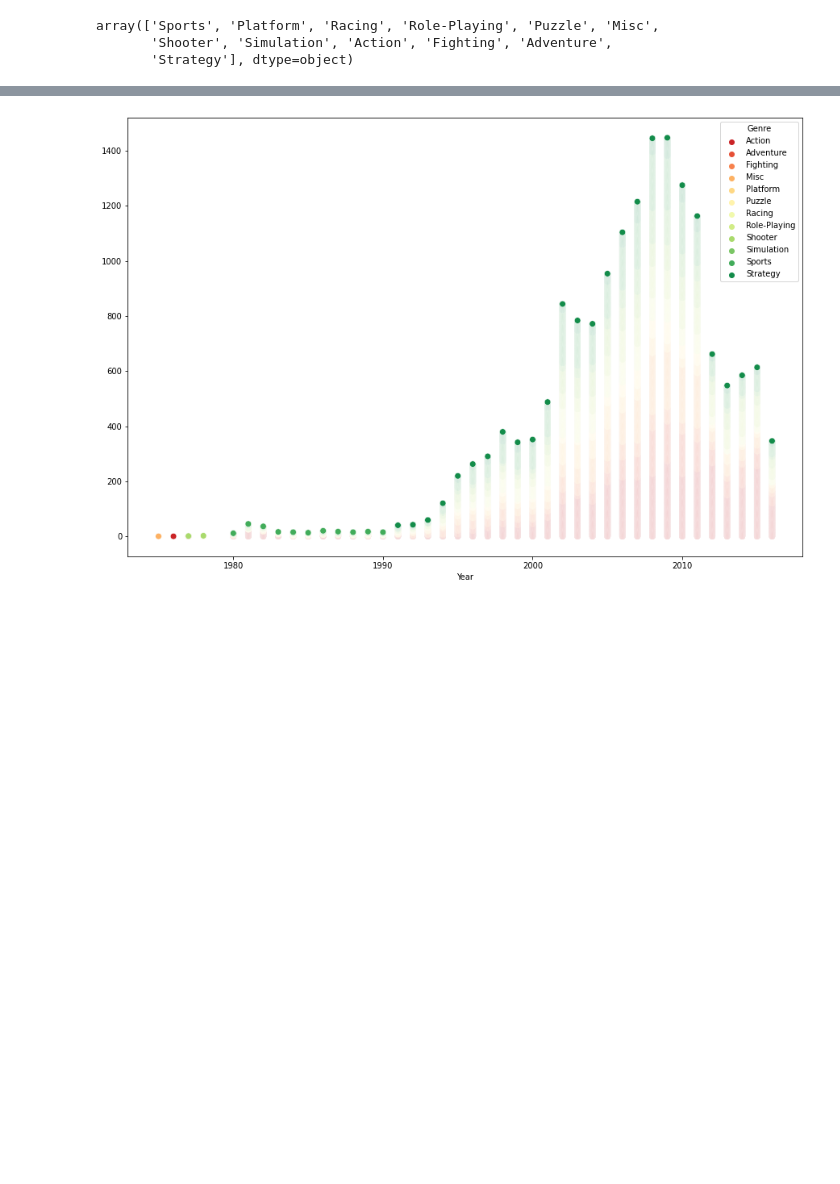
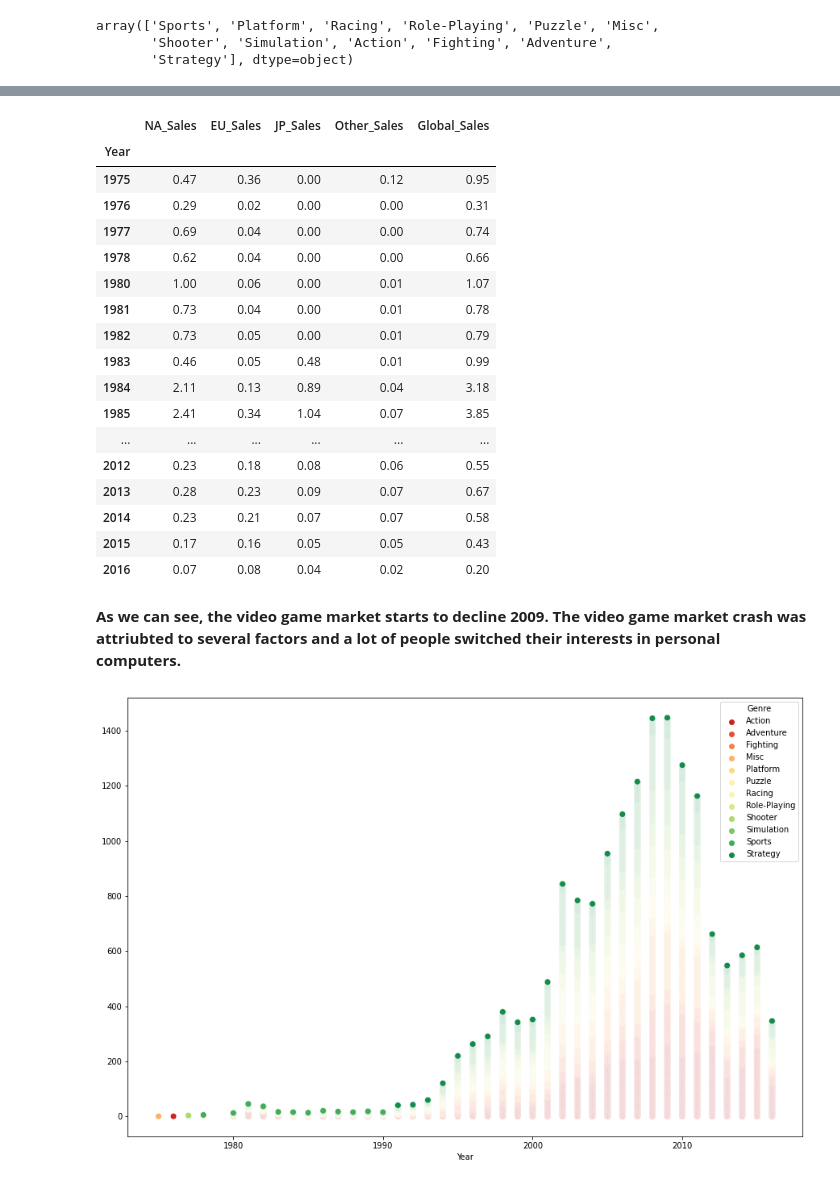
Before and after one commit to RandytheReindeer/Video_Game_Sales, a Jupyter notebook: Video Game Sales.ipynb, the cells around one changed output, grey strips where cells are left out. Saved outputs shown, nothing was run; the diff lists cells and outputs as text; code cells hidden in the pictures; blank space fills up the shorter version.

```diff
--- a/Video Game Sales.ipynb
+++ b/Video Game Sales.ipynb
@@ -704,3 +716,28 @@ for index, year in enumerate(sort["Year"]):
+# %%
+year = final.iloc[:, 3:]
+year = year.drop(["Genre", "Publisher"], axis = 1)
+round(year.groupby(["Year"]).mean(), 2)
+# %% [output]
+|  | NA_Sales | EU_Sales | JP_Sales | Other_Sales | Global_Sales |
+| Year |  |  |  |  |  |
+| 1975 | 0.47 | 0.36 | 0.00 | 0.12 | 0.95 |
+| 1976 | 0.29 | 0.02 | 0.00 | 0.00 | 0.31 |
+| 1977 | 0.69 | 0.04 | 0.00 | 0.00 | 0.74 |
+| 1978 | 0.62 | 0.04 | 0.00 | 0.00 | 0.66 |
+| 1980 | 1.00 | 0.06 | 0.00 | 0.01 | 1.07 |
+| 1981 | 0.73 | 0.04 | 0.00 | 0.01 | 0.78 |
+| 1982 | 0.73 | 0.05 | 0.00 | 0.01 | 0.79 |
+| 1983 | 0.46 | 0.05 | 0.48 | 0.01 | 0.99 |
+| 1984 | 2.11 | 0.13 | 0.89 | 0.04 | 3.18 |
+| 1985 | 2.41 | 0.34 | 1.04 | 0.07 | 3.85 |
+| ... | ... | ... | ... | ... | ... |
+| 2012 | 0.23 | 0.18 | 0.08 | 0.06 | 0.55 |
+| 2013 | 0.28 | 0.23 | 0.09 | 0.07 | 0.67 |
+| 2014 | 0.23 | 0.21 | 0.07 | 0.07 | 0.58 |
+| 2015 | 0.17 | 0.16 | 0.05 | 0.05 | 0.43 |
+| 2016 | 0.07 | 0.08 | 0.04 | 0.02 | 0.20 |
+# %% [markdown]
+**As we can see, the video game market starts to decline 2009. The video game market crash was attriubted to several factors and a lot of people switched their interests in personal computers.**
 # %%
 plt.figure(figsize = (15, 10))
 a = sns.scatterplot(x= sort["Year"], y =  genre_count, hue = sort["Genre"], s = 60, palette = "RdYlGn")
```
Also changed, not shown: parts of 18 cells of this notebook.
